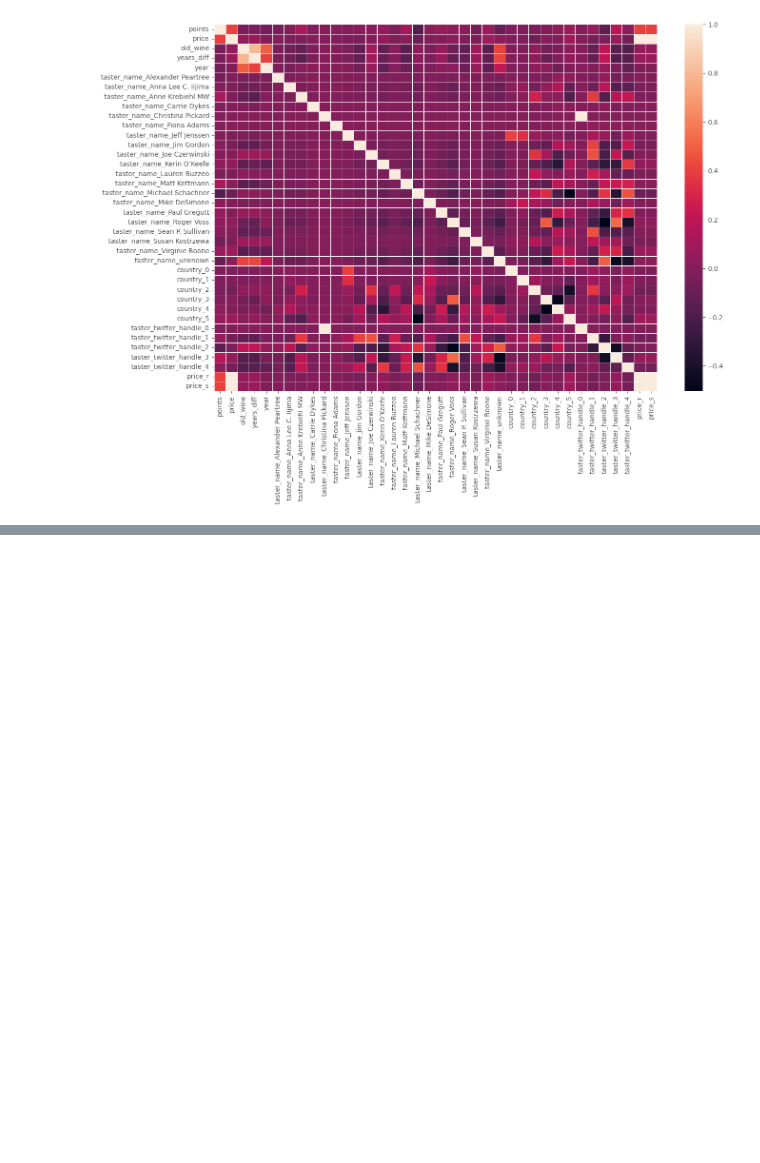
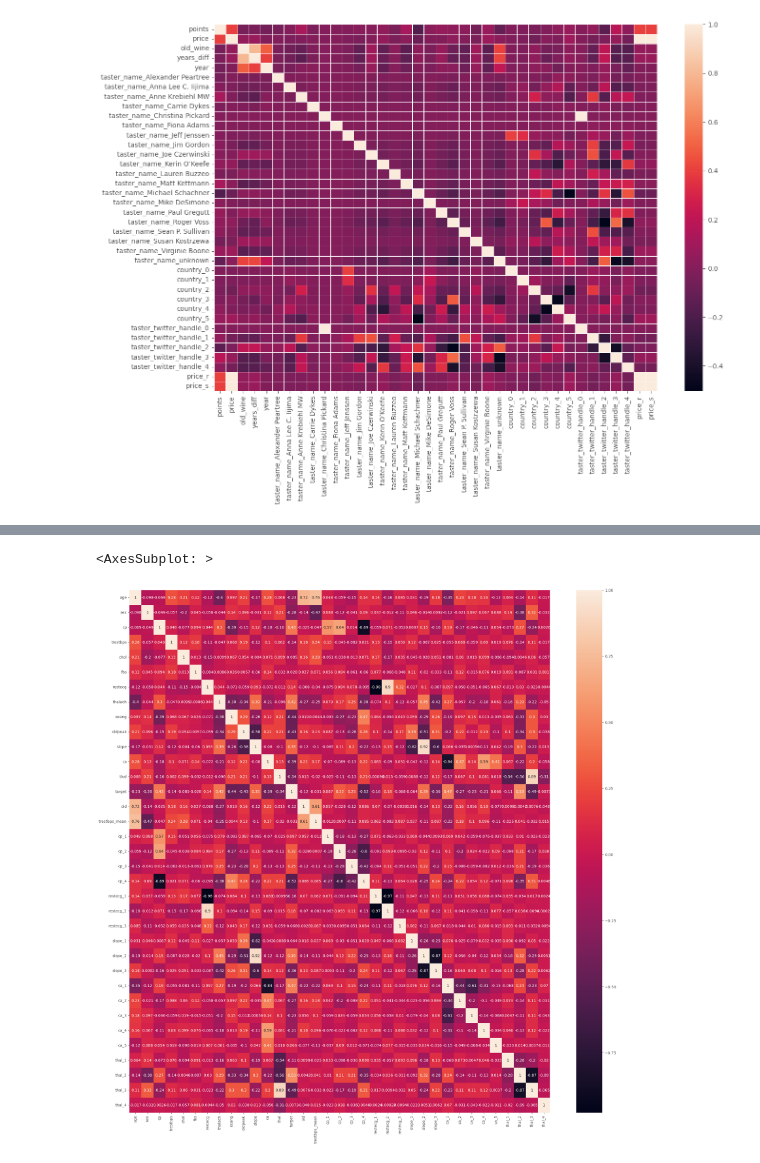
Before and after one commit to alexey300479/sf_datascience_2022, a Jupyter notebook: EDA_3/wine_eda.ipynb, the cells around one changed output, grey strips where cells are left out. Drawn from its saved outputs; the diff is of its cells as text; code cells hidden in the pictures; blank space fills up the shorter version.

```diff
--- a/EDA_3/wine_eda.ipynb
+++ b/EDA_3/wine_eda.ipynb
@@ -1065,0 +1258,6 @@ KeyError: "['is_usa' 'is_france' 'is_italy' 'price_round' 'area'] not found in a
+# %%
+fig, ax = plt.subplots(1, 1, figsize=(25, 25))
+sns.heatmap(heart.corr(), ax = ax, annot=True)
+# %% [output]
+<AxesSubplot: >
+[figure, added]
```
Also changed, not shown: parts of 19 cells of this notebook, 2 other files.
